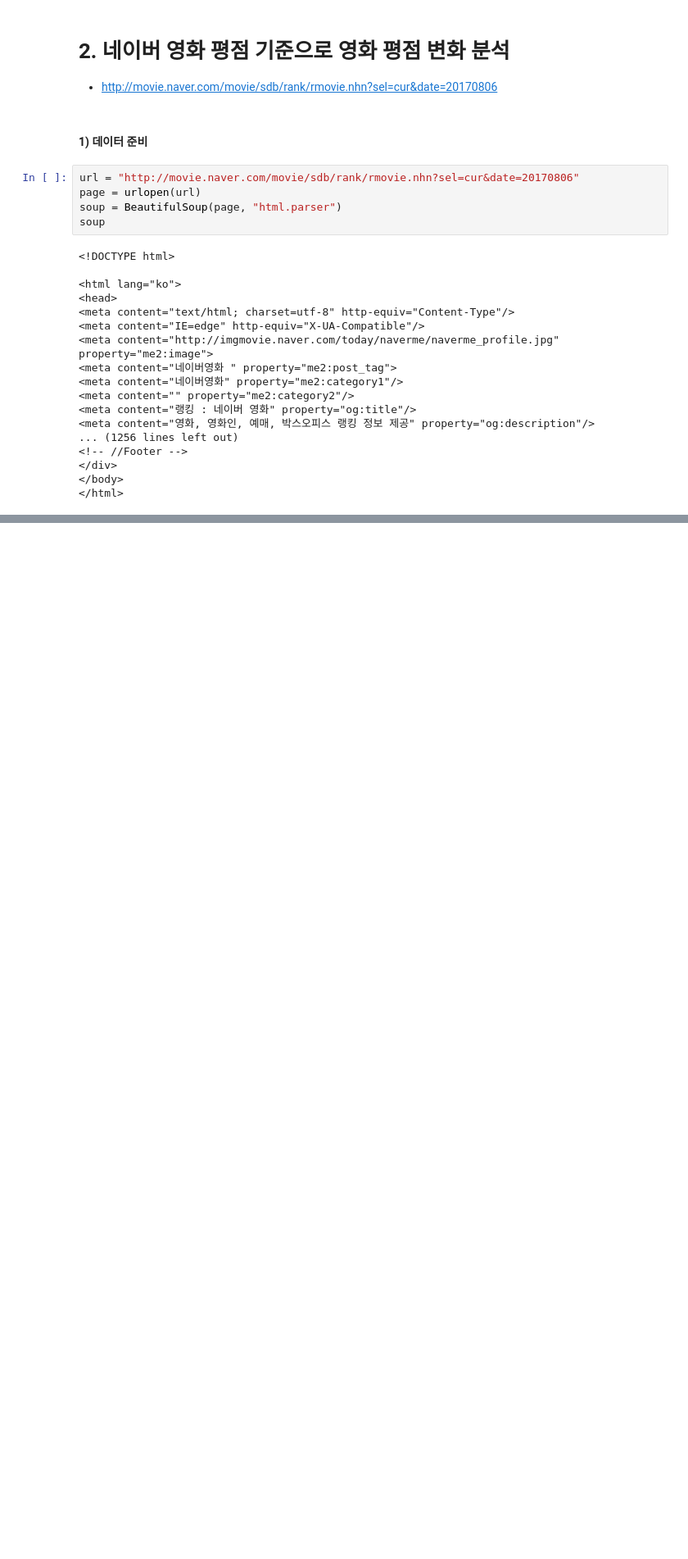
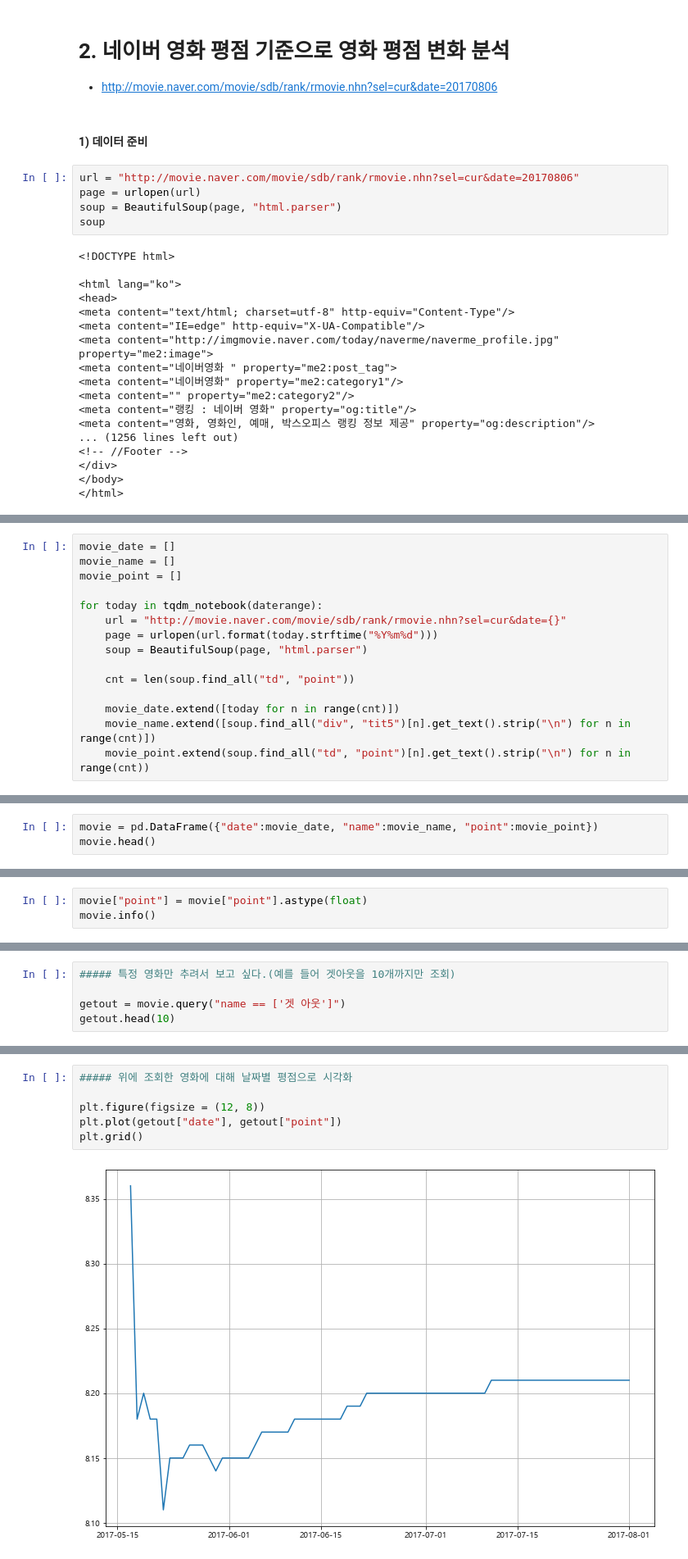
Before and after one commit to not147/PythonBasic, a Jupyter notebook: pythonwork/analysis/8_분석예제4.ipynb, the cells around one changed output, grey strips where cells are left out. Shown at 82% size. Saved outputs shown, nothing was run; the diff lists cells and outputs as text; blank space fills up the shorter version.

```diff
--- a/pythonwork/analysis/8_분석예제4.ipynb
+++ b/pythonwork/analysis/8_분석예제4.ipynb
@@ -331,0 +413,15 @@ soup
+# %%
+movie_date = []
+movie_name = []
+movie_point = []
+
+for today in tqdm_notebook(daterange):
+    url = "http://movie.naver.com/movie/sdb/rank/rmovie.nhn?sel=cur&date={}"
+    page = urlopen(url.format(today.strftime("%Y%m%d")))
+    soup = BeautifulSoup(page, "html.parser")
+
+    cnt = len(soup.find_all("td", "point"))
+
+    movie_date.extend([today for n in range(cnt)])
+    movie_name.extend([soup.find_all("div", "tit5")[n].get_text().strip("\n") for n in range(cnt)])
+    movie_point.extend(soup.find_all("td", "point")[n].get_text().strip("\n") for n in range(cnt))
@@ -331,0 +432,3 @@ soup
+# %%
+movie = pd.DataFrame({"date":movie_date, "name":movie_name, "point":movie_point})
+movie.head()
@@ -331,0 +455,3 @@ soup
+# %%
+movie["point"] = movie["point"].astype(float)
+movie.info()
@@ -331,0 +492,5 @@ soup
+# %%
+##### 특정 영화만 추려서 보고 싶다.(예를 들어 겟아웃을 10개까지만 조회)
+
+getout = movie.query("name == ['겟 아웃']")
+getout.head(10)
@@ -331,0 +509,8 @@ soup
+# %%
+##### 위에 조회한 영화에 대해 날짜별 평점으로 시각화
+
+plt.figure(figsize = (12, 8))
+plt.plot(getout["date"], getout["point"])
+plt.grid()
+# %% [output]
+[figure, added]
```
Also changed, not shown: parts of 21 cells of this notebook, 2 other files.
